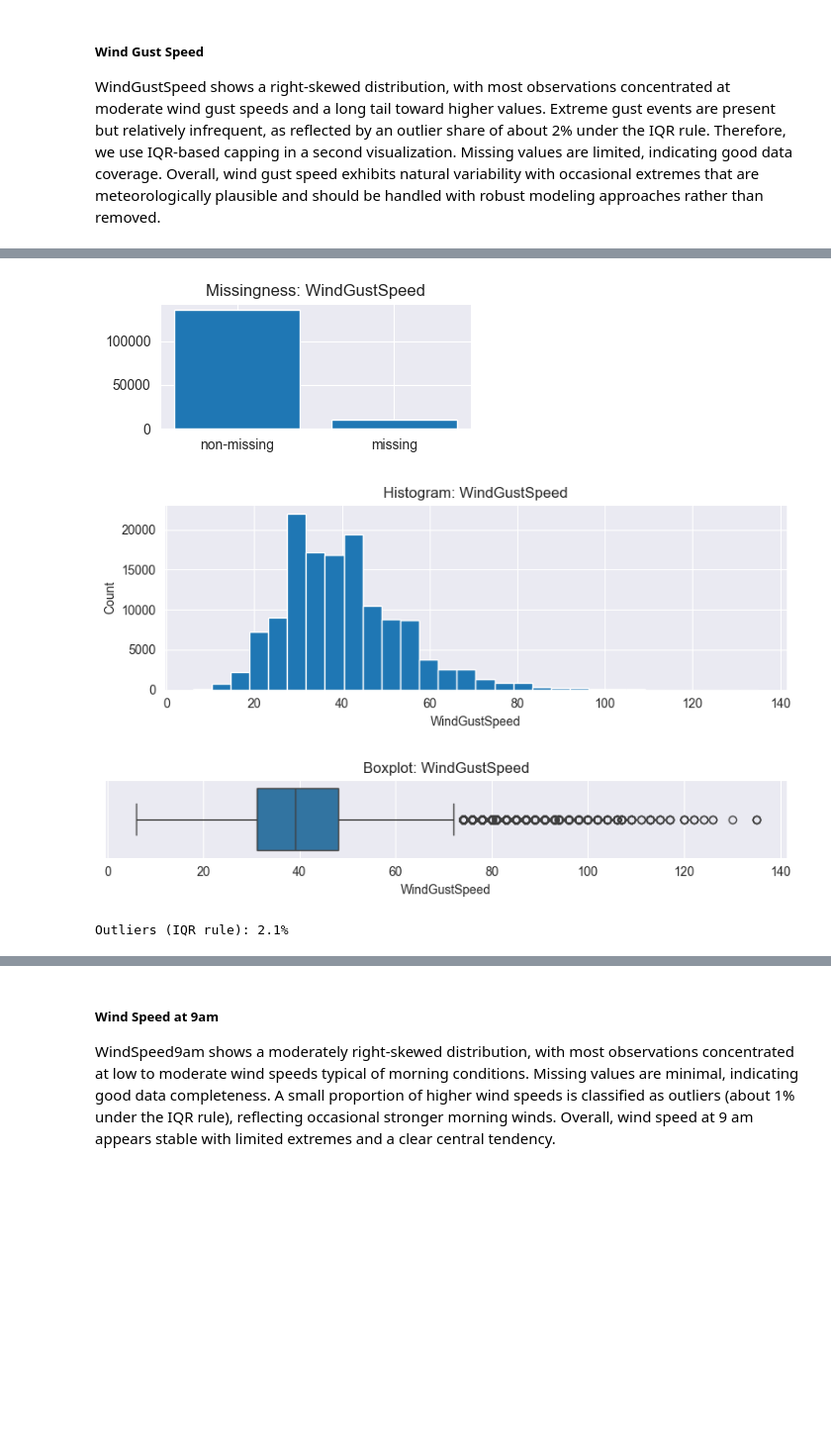
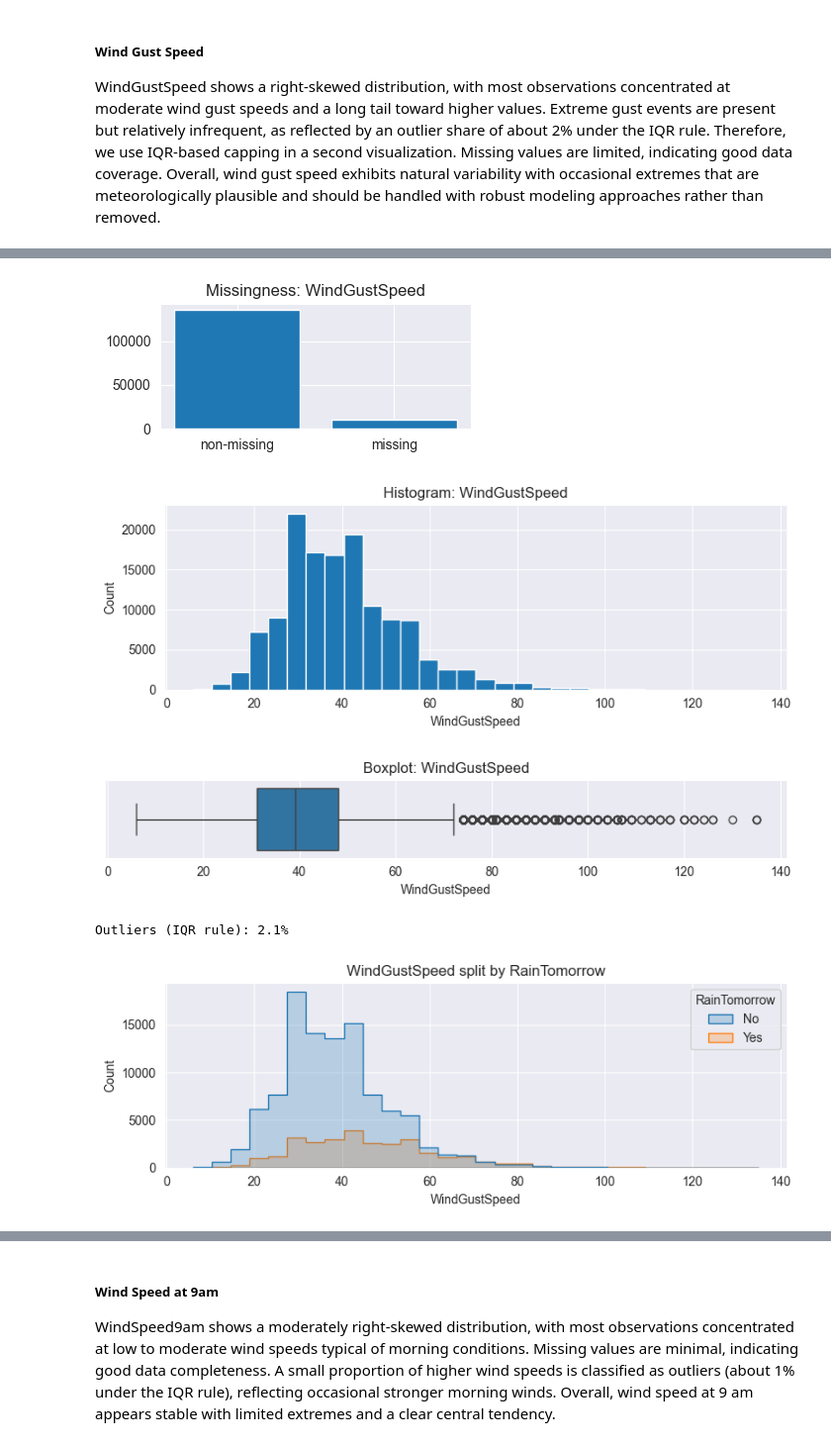
Before and after one commit to AstouK/Rain_Australia, a Jupyter notebook: rain_australia v3.ipynb, the cells around one changed output, grey strips where cells are left out. Shown at 99% size. Drawn from its saved outputs; the diff is of its cells as text; code cells hidden in the pictures; blank space fills up the shorter version.

```diff
--- a/rain_australia v3.ipynb
+++ b/rain_australia v3.ipynb
@@ -1558,28 +1558,29 @@ Outliers (IQR rule): 0.0%
 WindGustSpeed shows a right-skewed distribution, with most observations concentrated at moderate wind gust speeds and a long tail toward higher values. Extreme gust events are present but relatively infrequent, as reflected by an outlier share of about 2% under the IQR rule. Therefore, we use IQR-based capping in a second visualization. Missing values are limited, indicating good data coverage. Overall, wind gust speed exhibits natural variability with occasional extremes that are meteorologically plausible and should be handled with robust modeling approaches rather than removed.
 # %%
 # Nils Becker (03817505)
-univariate_report_numerical(df_eda, col='WindGustSpeed')
+univariate_report_numerical(df_eda, col='WindGustSpeed', target='RainTomorrow')
 # %% [output]
 === WindGustSpeed (numeric) ===
 Rows: 145460
 Missing: 10263 (7.1%)
 
 Descriptive statistics:
 count    135197.000000
 mean         40.035230
 std          13.607062
 min           6.000000
 25%          31.000000
 50%          39.000000
 75%          48.000000
 max         135.000000
 Name: WindGustSpeed, dtype: float64
 
 Skewness: 0.87
 [figure]
 [figure]
 [figure]
 Outliers (IQR rule): 2.1%
+[figure, added]
 # %%
 # Nils Becker (03817505)
 # Since the outlier share of Rainfall exceeds the 2% threshold, defined in EDA's introduction, we use IQR-based capping for better visualization.
```
Also changed, not shown: parts of 13 cells of this notebook.
